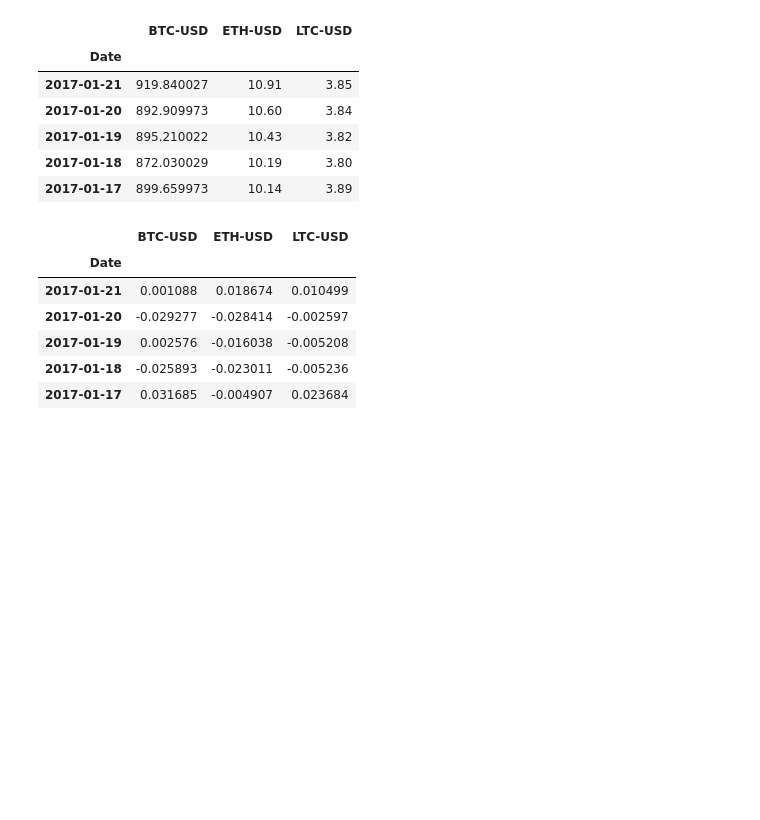
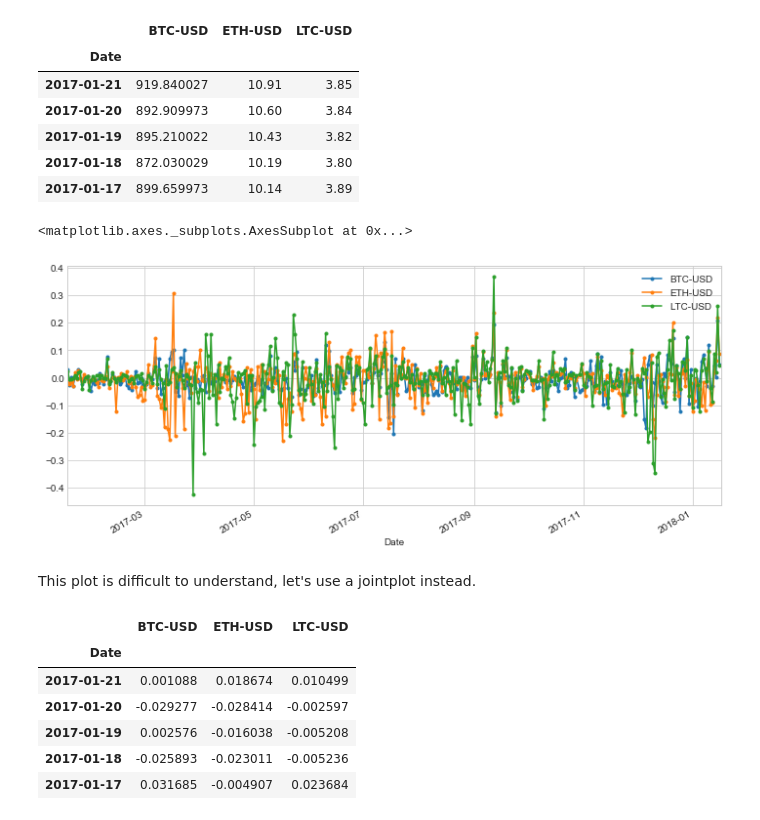
Before and after one commit to melvfnz/data_science_portfolio, a Jupyter notebook: Cryptocurrency Market Analysis.ipynb, the cells around one changed output. Saved outputs shown, nothing was run; the diff lists cells and outputs as text; code cells hidden in the pictures; blank space fills up the shorter version.

```diff
--- a/Cryptocurrency Market Analysis.ipynb
+++ b/Cryptocurrency Market Analysis.ipynb
@@ -174,6 +174,12 @@ close_df.tail()
 # %%
 #Let's explore the returns again using the percentage change from the adj close.
 returns_df = close_df.pct_change()
+returns_df.plot(marker='.',legend=True,figsize=(12,5))
+# %% [output]
+<matplotlib.axes._subplots.AxesSubplot at 0x...>
+[figure, added]
+# %% [markdown]
+This plot is difficult to understand, let's use a jointplot instead.
 # %%
 returns_df.tail()
 # %% [output]
```
Also changed, not shown: parts of 16 cells of this notebook.
